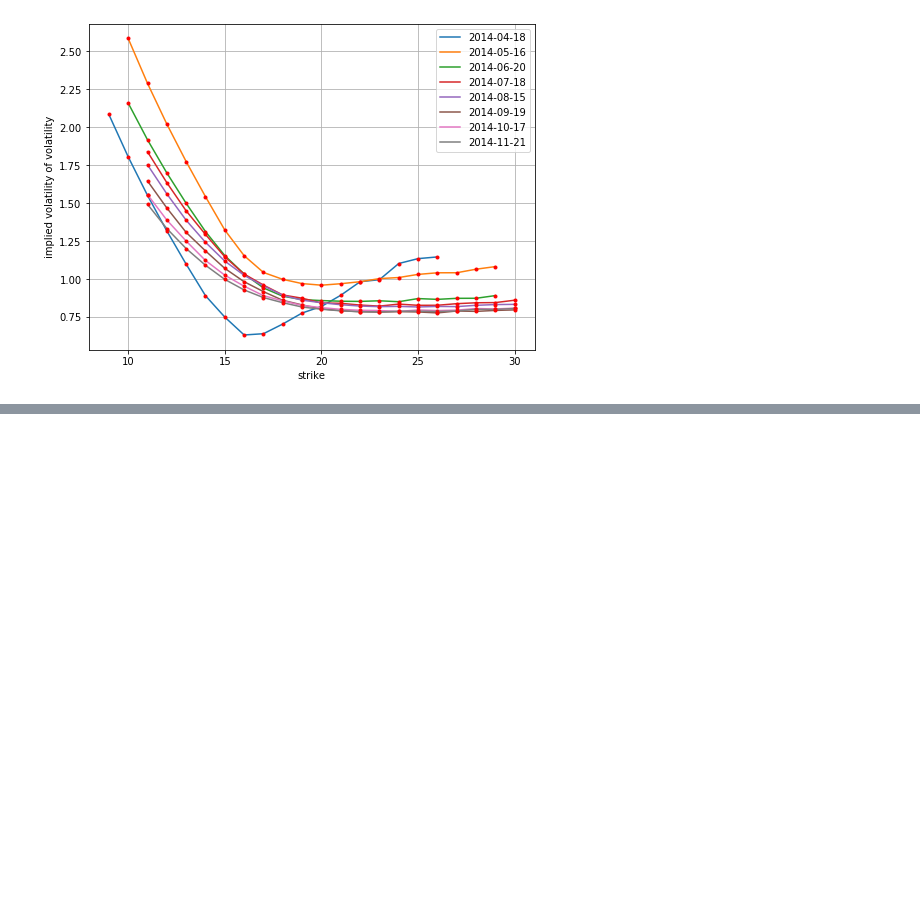
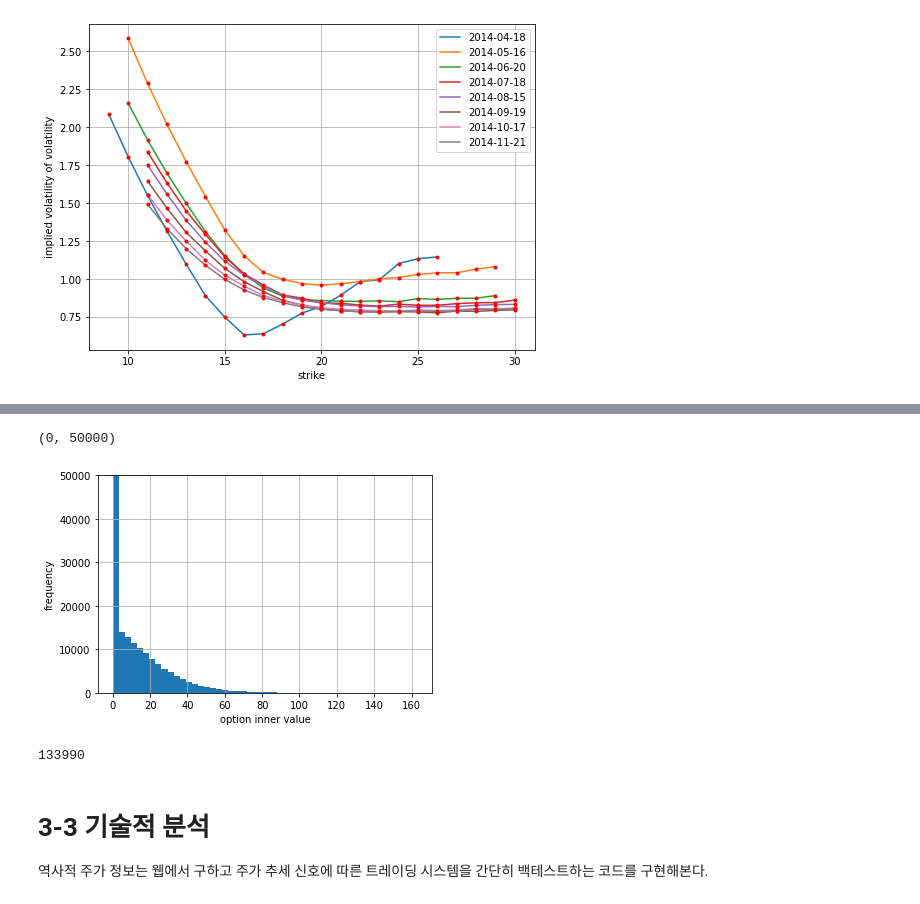
Before and after one commit to leehunkyu00/Books, a Jupyter notebook: pythonforfinance/ch3/IntrodutionExample.ipynb, the cells around one changed output, grey strips where cells are left out. Saved outputs shown, nothing was run; the diff lists cells and outputs as text; code cells hidden in the pictures; blank space fills up the shorter version.

```diff
--- a/pythonforfinance/ch3/IntrodutionExample.ipynb
+++ b/pythonforfinance/ch3/IntrodutionExample.ipynb
@@ -173,0 +230,17 @@ plt.show()
+# %%
+plt.hist(np.maximum(S[-1] - K, 0), bins=50)
+plt.grid(True)
+plt.xlabel('option inner value')
+plt.ylabel('frequency')
+plt.ylim(0, 50000)
+# %% [output]
+(0, 50000)
+[figure, added]
+# %%
+sum(S[-1] < K)
+# %% [output]
+133990
+# %% [markdown]
+# 3-3 기술적 분석
+
+역사적 주가 정보는 웹에서 구하고 주가 추세 신호에 따른 트레이딩 시스템을 간단히 백테스트하는 코드를 구현해본다.
```
Also changed, not shown: parts of 25 cells of this notebook, 3 other files.
